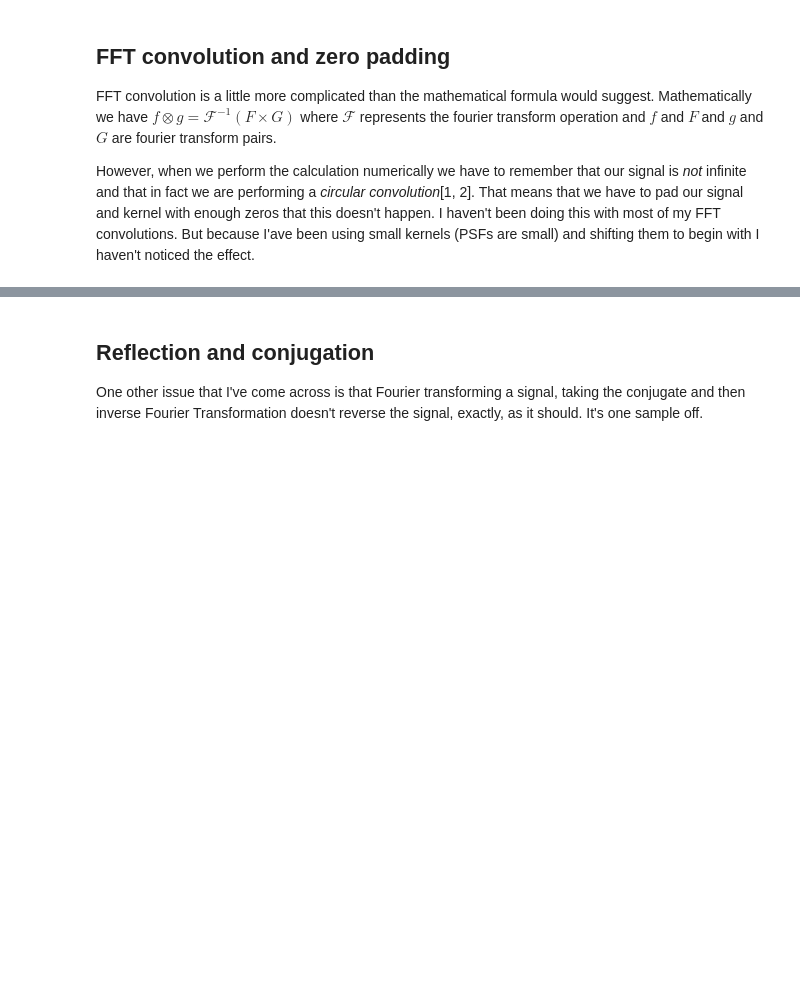
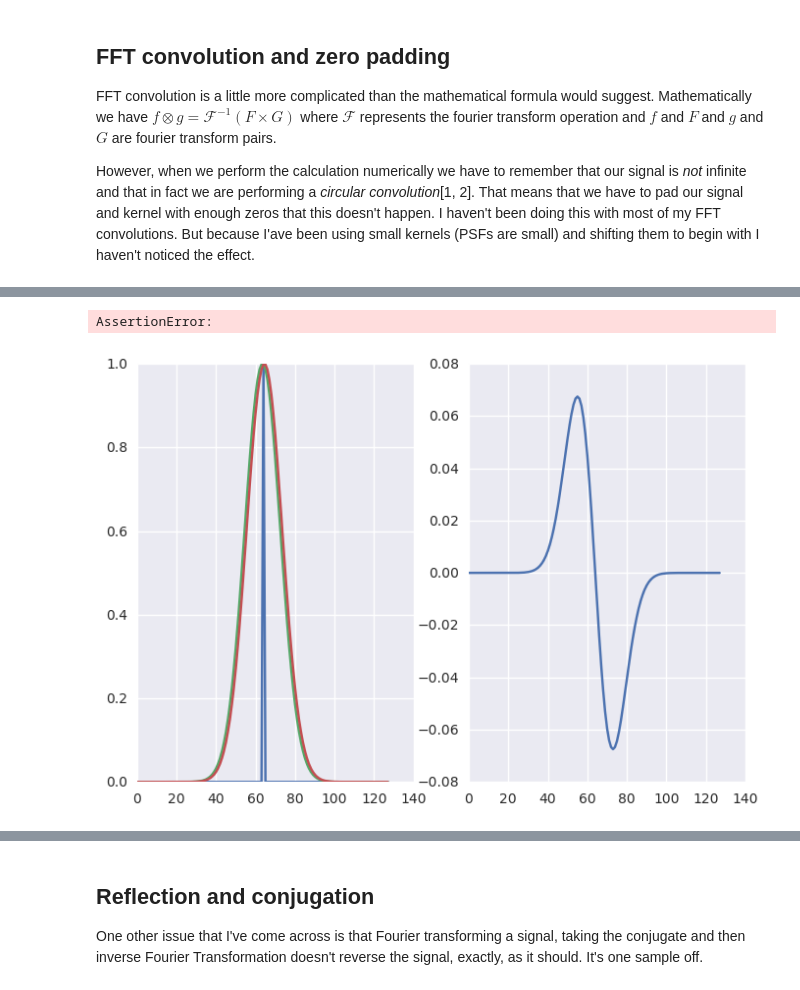
Before and after one commit to david-hoffman/pydecon, a Jupyter notebook: notebooks/FFT Convolution and other things.ipynb, the cells around one changed output, grey strips where cells are left out. Cells and saved outputs as stored; diff of their text form; code cells hidden in the pictures; blank space fills up the shorter version.

```diff
--- a/notebooks/FFT Convolution and other things.ipynb
+++ b/notebooks/FFT Convolution and other things.ipynb
@@ -21,0 +37,17 @@ However, when we perform the calculation numerically we have to remember that ou
+# %%
+x = linspace(-5, 5, 128, True)
+y = exp(-x**2)
+
+fig, (ax0, ax1) = subplots(1, 2)
+
+imp = arange(128) == 64
+ax0.plot(imp)
+
+conv = fftconvolve(y, imp, "same")
+ax0.plot(y)
+ax0.plot(conv)
+ax1.plot(y-conv)
+assert allclose(y, conv)
+# %% [output]
+AssertionError:
+[figure, added]
```
Also changed, not shown: parts of 10 cells of this notebook, 1 other file.
